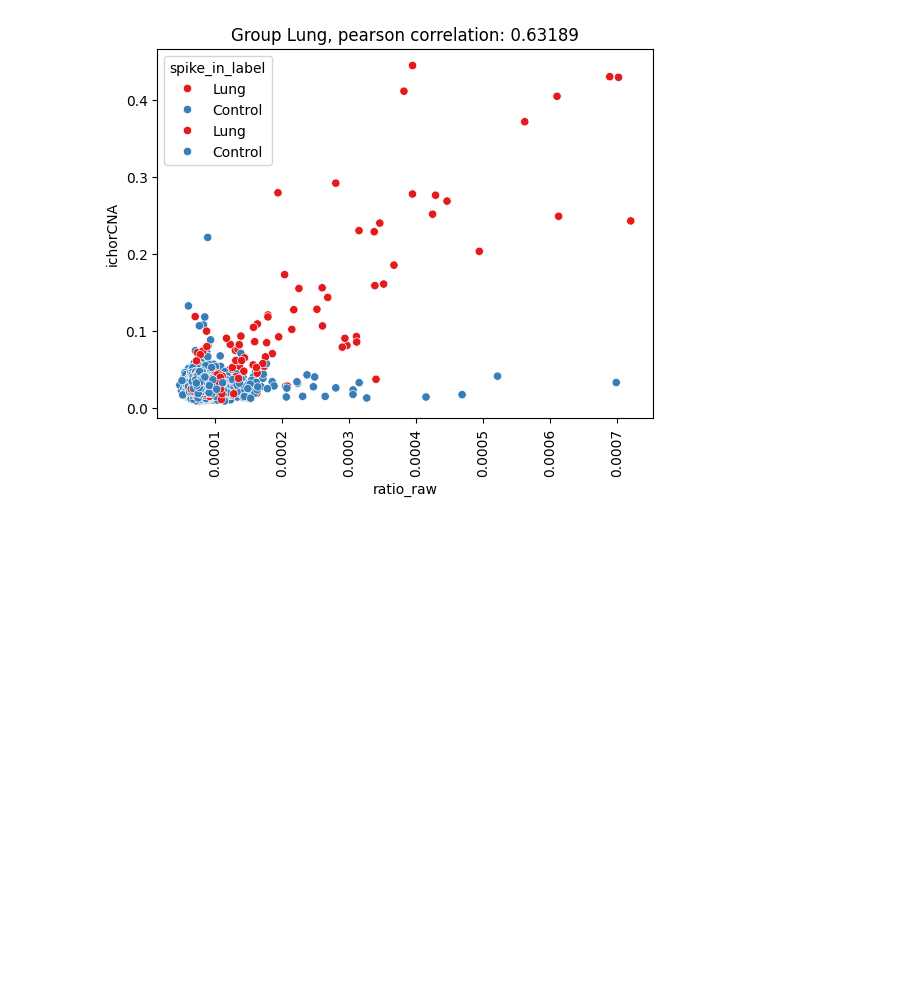
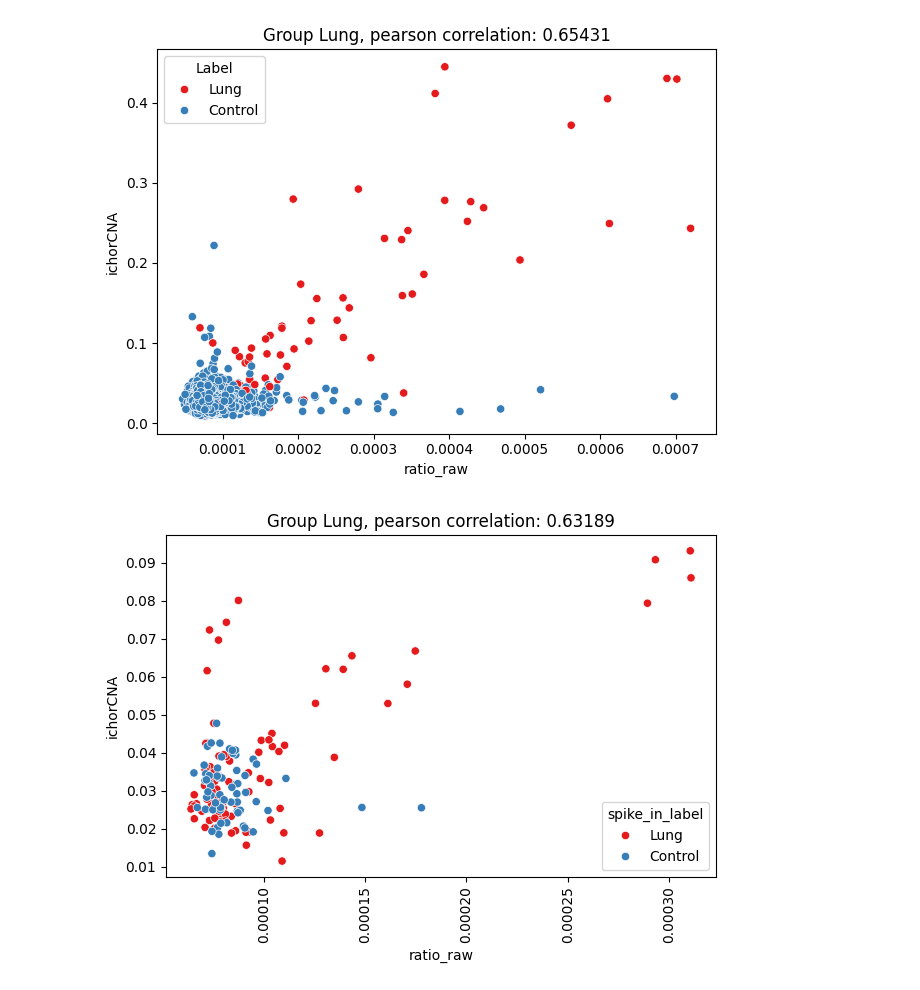
Before and after one commit to hieunguyen4193/tmd_features, a Jupyter notebook: TF01_pre_analysis.ipynb, the cells around one changed output. Saved outputs shown, nothing was run; the diff lists cells and outputs as text; code cells hidden in the pictures; blank space fills up the shorter version.

```diff
--- a/TF01_pre_analysis.ipynb
+++ b/TF01_pre_analysis.ipynb
@@ -40,8 +40,8 @@ elif mode == "hyper_only":
 path_to_tf_output = os.path.join(outdir, PROJECT, output_version, "TF_output")
 path_to_01_tf_output = os.path.join(path_to_tf_output, "01_output")
 
-path_to_save_output_files = os.path.join(path_to_01_tf_output, "output", input_cancer_class)
-os.system(f"mkdir =-p {path_to_save_output_files}")
+path_to_savefile = os.path.join(path_to_01_tf_output, "output", input_cancer_class, selected_candi_features)
+os.system(f"mkdir -p {path_to_savefile}")
 
 metadata = pd.read_excel("metadata_cfDNA_lowpdepth_TMD_bam_cov.xlsx")
 metadata = metadata[metadata["Label"].isin([input_cancer_class, "Control"])]
@@ -66,34 +66,40 @@ convert_ratio = {
     '50' : 0.5,
     '100': 1,
     '0.5': 0.005,
     '25': 0.25,
     '15': 0.15,
     '5': 0.5,
     '1': 1,
     'HC': 0
 }
 tf_maindf["spike_in_ratio"] = tf_maindf["spike_in"].apply(lambda x: convert_ratio[x])
 maindf = candidf[["SampleID", "Label", selected_candi_features]].merge(ichorcnadf, right_on = "SampleID", left_on = "SampleID")
 
 #####--------------------------------------------------------#####
 ##### Plot: candi read vs ichorCNA, scatter plot, real TMD data
 #####--------------------------------------------------------#####
 maindf['Label'] = pd.Categorical(maindf['Label'], categories=[input_cancer_class, "Control"])
 pearson_corr = scipy.stats.pearsonr(maindf[selected_candi_features], maindf["ichorCNA"])[0]
 sns.scatterplot(data = maindf, x = selected_candi_features, y = "ichorCNA", hue = "Label", palette = "Set1")
 plt.title(f"Group {input_cancer_class}, pearson correlation: {pearson_corr:.5f}")
+plt.tight_layout()
+plt.savefig(os.path.join(path_to_savefile, f"Correlation_{selected_candi_features}_ichorCNA_REPORT4data.svg"), format='svg')
+plt.show()
 
 #####--------------------------------------------------------#####
 ##### Plot: candi read vs ichorCNA, scatter plot, LOD data
 #####--------------------------------------------------------#####
 tf_maindf['Label'] = pd.Categorical(tf_maindf['Label'], categories=[input_cancer_class, "Control"])
 pearson_corr = scipy.stats.pearsonr(tf_maindf[selected_candi_features], tf_maindf["ichorCNA"])[0]
 sns.scatterplot(data = tf_maindf, x = selected_candi_features, y = "ichorCNA", hue = "spike_in_label", palette = "Set1")
 plt.xticks(rotation = 90)
 plt.title(f"Group {input_cancer_class}, pearson correlation: {pearson_corr:.5f}")
+plt.tight_layout()
+plt.savefig(os.path.join(path_to_savefile, f"Correlation_{selected_candi_features}_ichorCNA_LODdata.svg"), format='svg')
 plt.show()
 # %% [output]
-[figure, old version]
+[figure, new version]
+[figure, added]
 # %%
 #####--------------------------------------------------------#####
 ##### perform regression with scikit - learn
```
Also changed, not shown: parts of 3 cells of this notebook.
